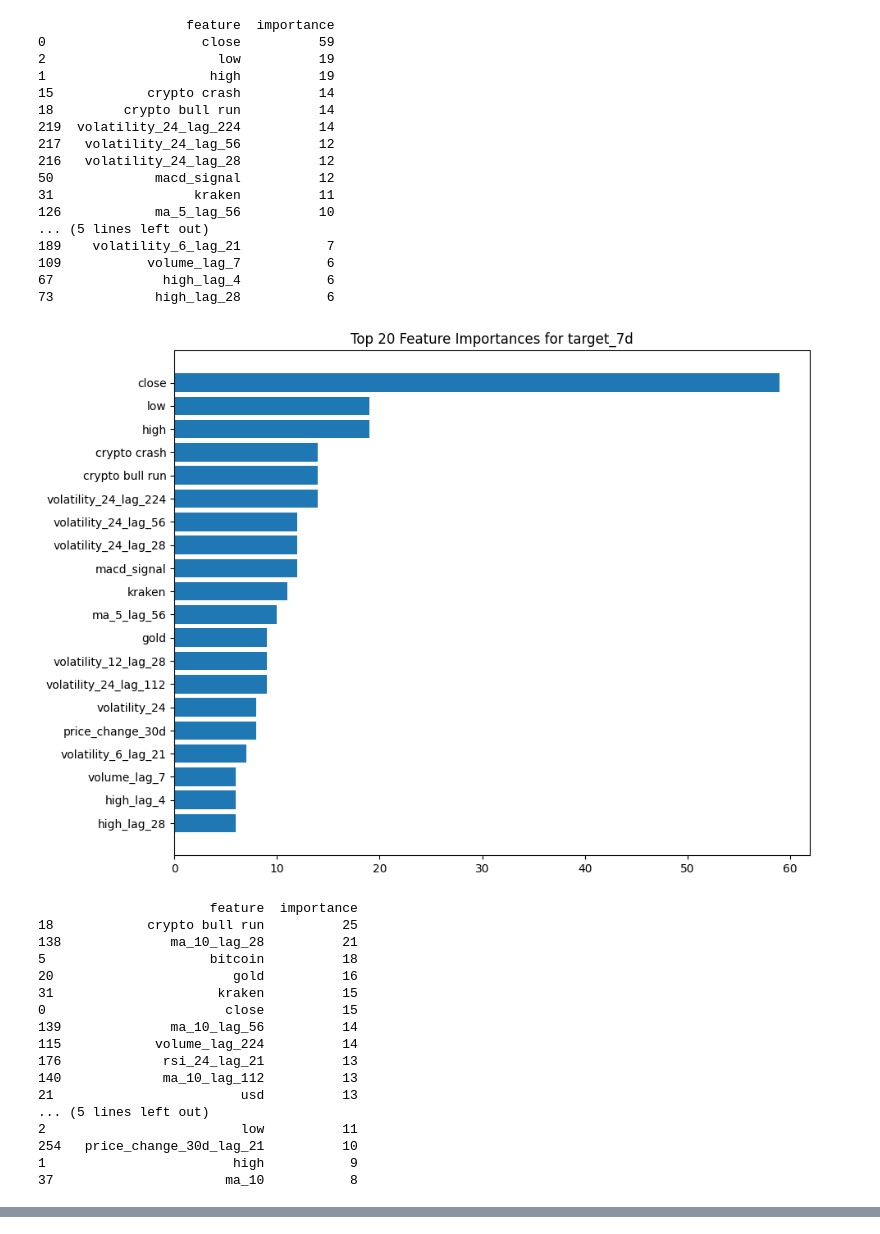
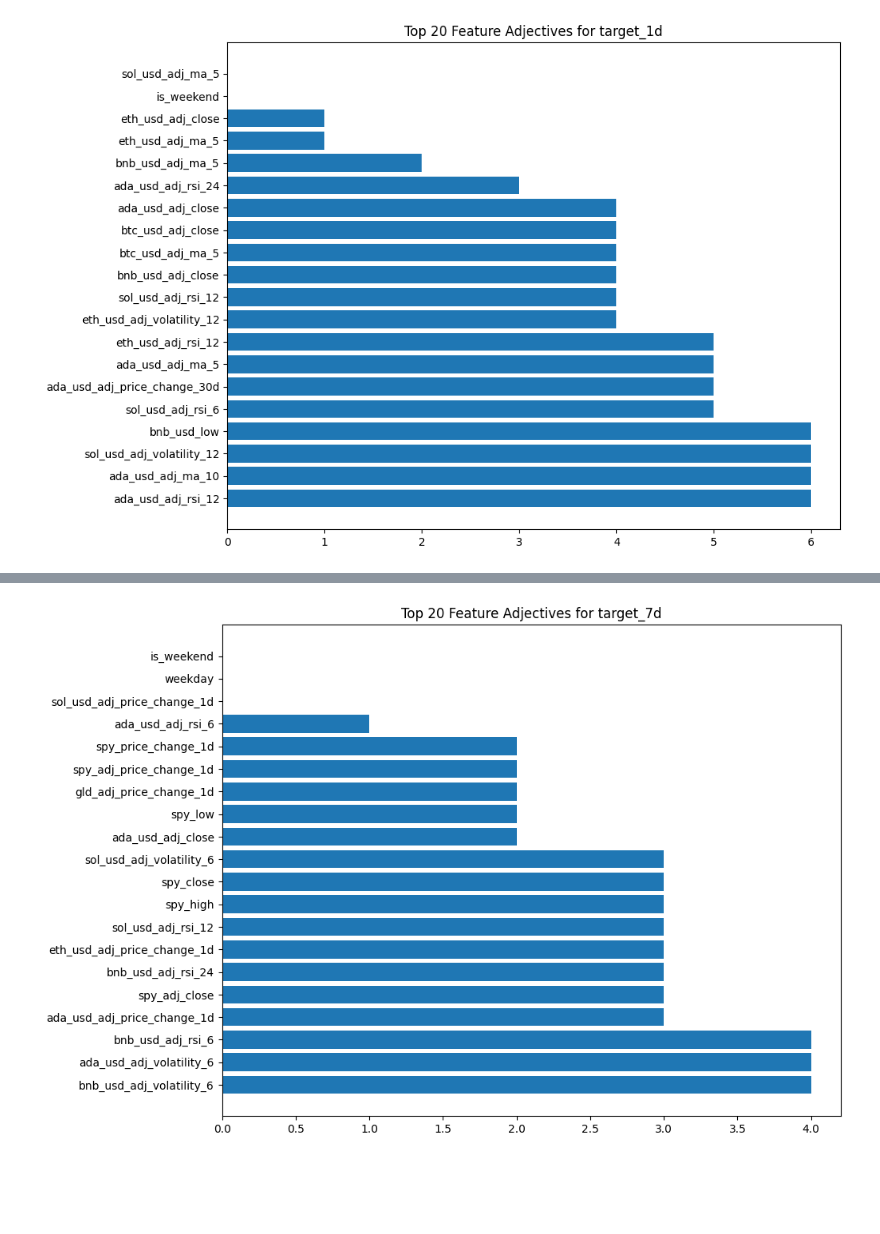
Before and after one commit to sumrak10/WangAI, a Jupyter notebook: notebooks/test.ipynb, the cells around one changed output, grey strips where cells are left out. Cells and saved outputs as stored; diff of their text form; code cells hidden in the pictures; blank space fills up the shorter version.

```diff
--- a/notebooks/test.ipynb
+++ b/notebooks/test.ipynb
@@ -35,10 +35,16 @@ from src.data_sources.prices import PricesDataSource
 prices_data = PricesDataSource.load(
     from_date=ANALYSIS_START_DATE,
     to_date=ANALYSIS_END_DATE,
+    interval="1d",
     tickers=[
         'BTC-USD',
         'ETH-USD',
+        'SOL-USD',
+        'BNB-USD',
+        'ADA-USD',
+        'SPY',  # индекс акций
+        'GLD',  # золото
     ]
 )
-prices_data
+prices_data[['date', 'btc_usd_close']]
 # %% [output]
@@ -340,23 +378,29 @@ plt.show()
 # %%
 import matplotlib.pyplot as plt
+
+def plt_show(df_: pd.DataFrame, model_name_: str, *, adjective: bool = False):
+    plt.figure(figsize=(10, 8))
+    plt.barh(df_['feature'][:20], df_['importance'][:20])
+    plt.gca().invert_yaxis()
+    if adjective:
+        plt.title(f"Top 20 Feature Adjectives for {model_name_}")
+    else:
+        plt.title(f"Top 20 Feature Importances for {model_name_}")
+    plt.show()
 
 def show_importances(model_: str):
     importances = models[model_].feature_importances_
     features_list = features.columns
 
     # В DataFrame
-    importance_df = pd.DataFrame({'feature': features_list, 'importance': importances})
-    importance_df = importance_df.sort_values('importance', ascending=False)
-
-    # Вывод топ-важных признаков
-    print(importance_df.head(20))
+    features_df = pd.DataFrame({'feature': features_list, 'importance': importances})
+    importance_df = features_df.sort_values('importance', ascending=False)
+    adjectives_df  = features_df.sort_values('importance', ascending=True)
 
     # Построить график
-    plt.figure(figsize=(10, 8))
-    plt.barh(importance_df['feature'][:20], importance_df['importance'][:20])
-    plt.gca().invert_yaxis()
-    plt.title(f"Top 20 Feature Importances for {model_}")
-    plt.show()
+    plt_show(importance_df, model_)
+    plt_show(adjectives_df, model_, adjective=True)
+
 
 show_importances('target_1d')
 show_importances('target_7d')
@@ -383,35 +410 @@ show_importances('target_30d')
-                   feature  importance
-0                    close          59
-2                      low          19
-1                     high          19
-15            crypto crash          14
-18         crypto bull run          14
-219  volatility_24_lag_224          14
-217   volatility_24_lag_56          12
-216   volatility_24_lag_28          12
-50             macd_signal          12
-31                  kraken          11
-126            ma_5_lag_56          10
-... (5 lines left out)
-189    volatility_6_lag_21           7
-109           volume_lag_7           6
-67              high_lag_4           6
-73             high_lag_28           6
-[figure, old version]
+[figure, new version]
-                      feature  importance
-18            crypto bull run          25
-138              ma_10_lag_28          21
-5                     bitcoin          18
-20                       gold          16
-31                     kraken          15
-0                       close          15
-139              ma_10_lag_56          14
-115            volume_lag_224          14
-176             rsi_24_lag_21          13
-140             ma_10_lag_112          13
-21                        usd          13
-... (5 lines left out)
-2                         low          11
-254   price_change_30d_lag_21          10
-1                        high           9
-37                      ma_10           8
@@ -418,0 +412 @@ show_importances('target_30d')
+[figure, added]
```
Also changed, not shown: parts of 10 cells of this notebook, 2 other files.
